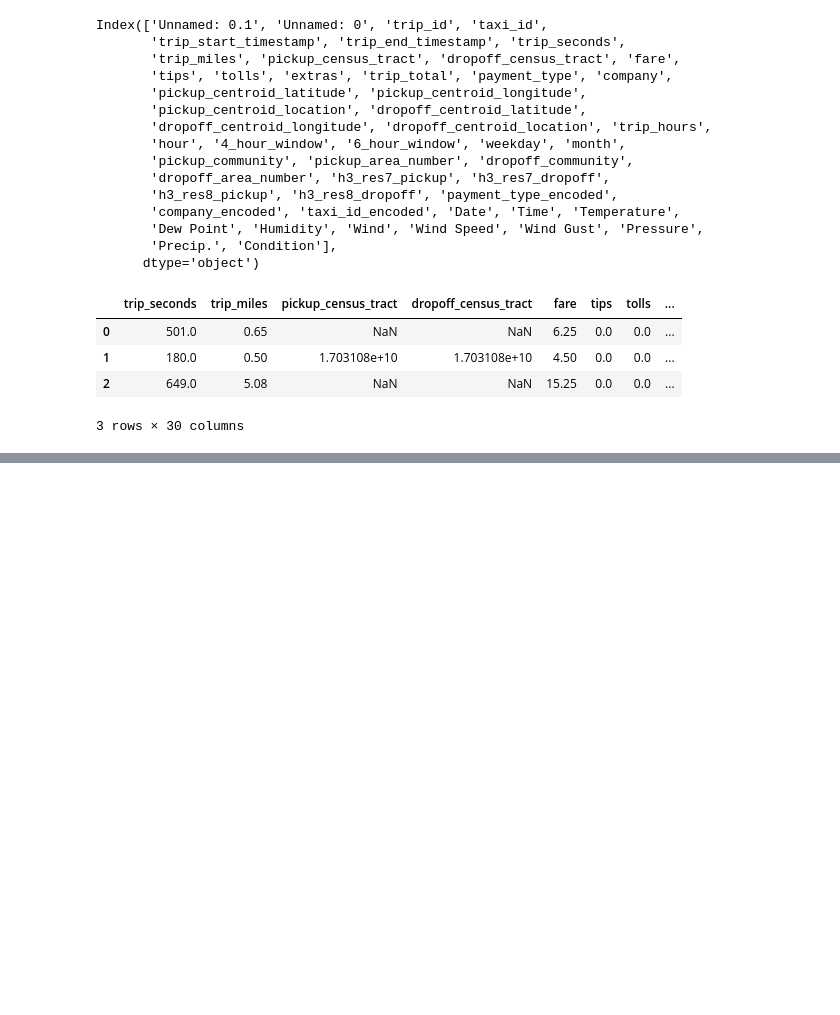
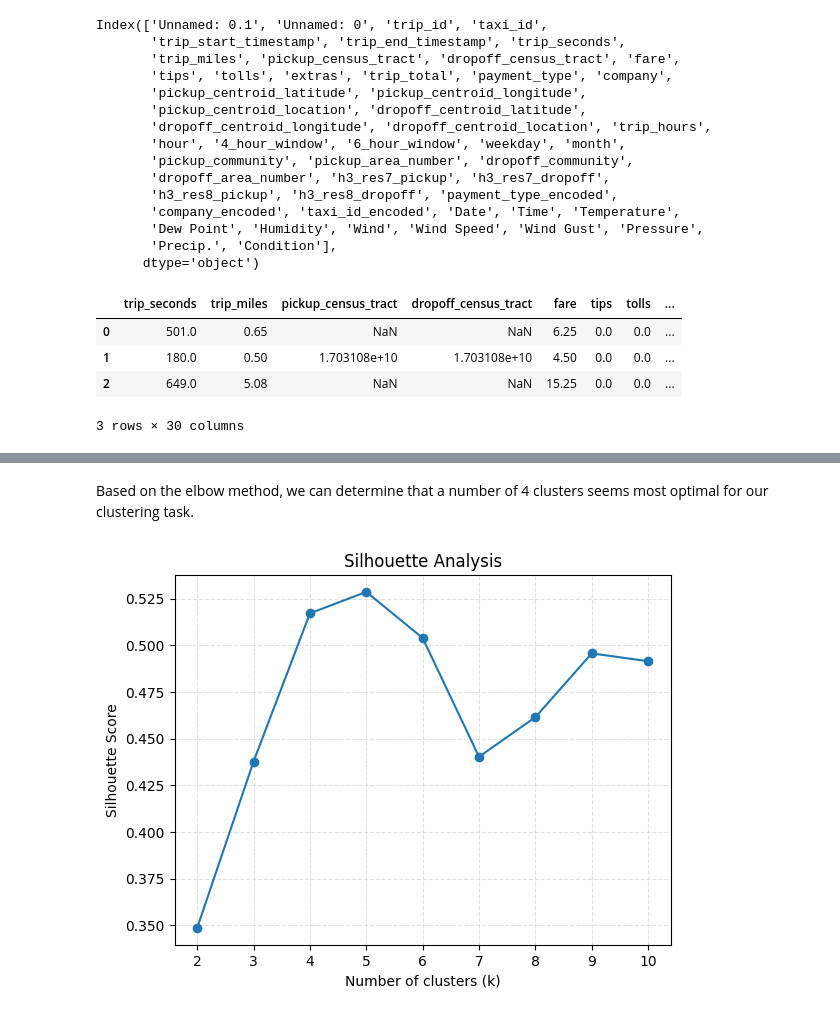
Before and after one commit to madxox/AAA_Teamassignment, a Jupyter notebook: 03_cluster_analysis.ipynb, the cells around one changed output, grey strips where cells are left out. Saved outputs shown, nothing was run; the diff lists cells and outputs as text; code cells hidden in the pictures; blank space fills up the shorter version.

```diff
--- a/03_cluster_analysis.ipynb
+++ b/03_cluster_analysis.ipynb
@@ -325,0 +394,6 @@ poi_df_cluster.head()
+# %% [markdown]
+Based on the elbow method, we can determine that a number of 4 clusters seems most optimal for our clustering task.
+# %%
+minibatch_silhouette_score(df_scaled, max_clusters=10, sample_size=10000)
+# %% [output]
+[figure, added]
```
Also changed, not shown: parts of 17 cells of this notebook.
